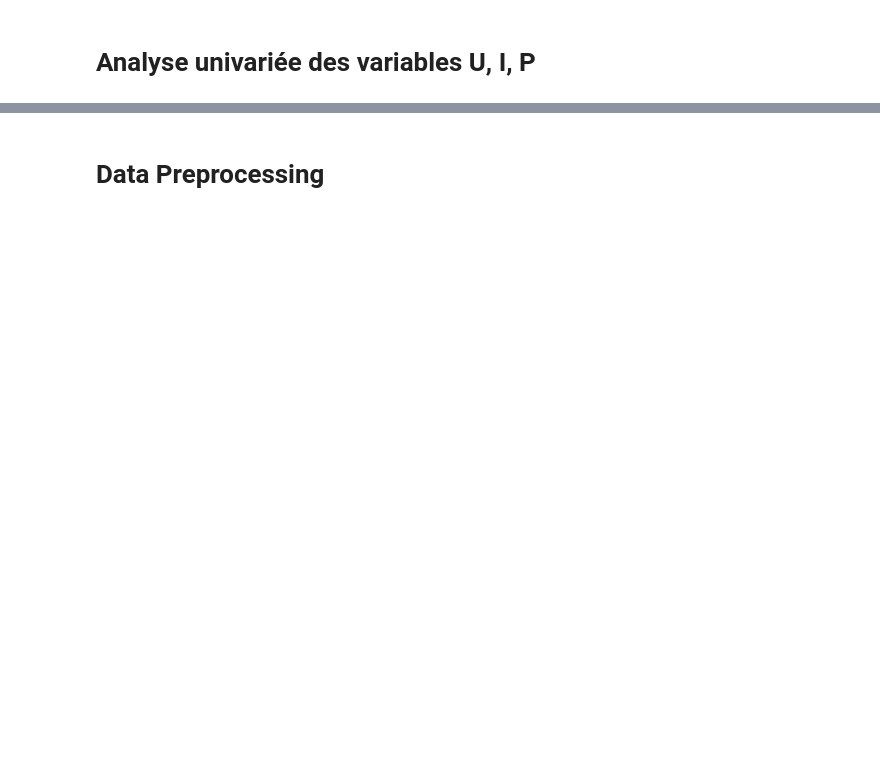
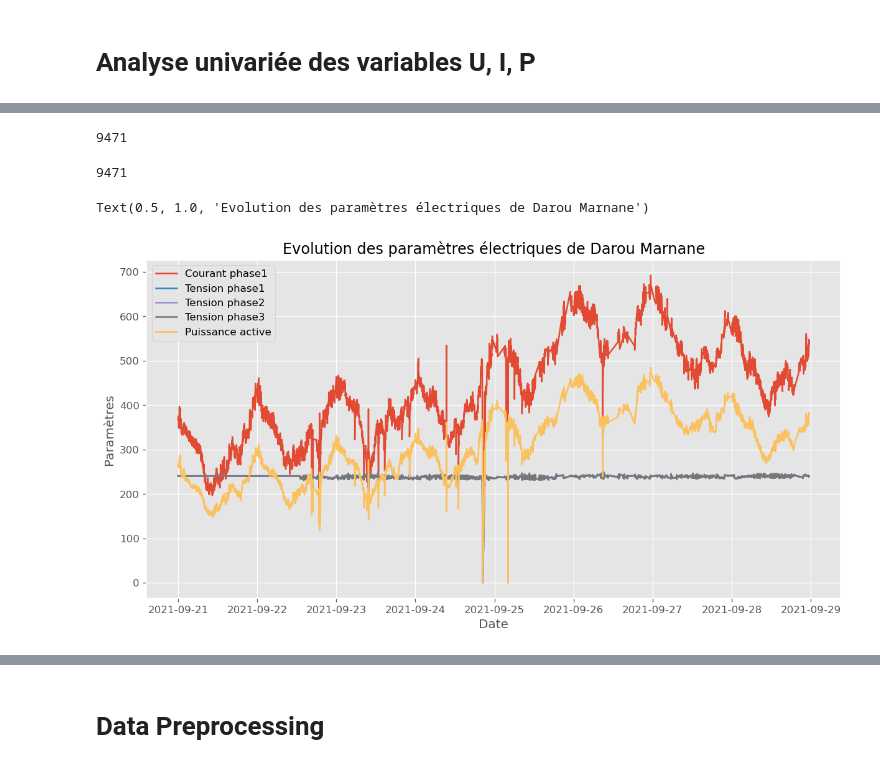
Before and after one commit to maodo86/mon-application, a Jupyter notebook: Analyse_Magal2021.ipynb, the cells around one changed output, grey strips where cells are left out. Cells and saved outputs as stored; diff of their text form; code cells hidden in the pictures; blank space fills up the shorter version.

Commit message:
Mise à jour analyse magal

```diff
--- a/Analyse_Magal2021.ipynb
+++ b/Analyse_Magal2021.ipynb
@@ -555,0 +154,4 @@ plt.show()
+# %%
+#Poste Minam 7
+df_dmarnane=df[df.OUVRAGE=='DAROU MARNANE']
+df_dmarnane.head()
@@ -555,0 +202,28 @@ plt.show()
+# %%
+len(df_dmarnane)
+# %% [output]
+9471
+# %%
+#Resample: aggrégation of data: jours en mois, mois en année
+#data_minam7=df_minam7.resample('H').sum()
+data_dmarnane=df_dmarnane.copy()
+# %%
+len(data_dmarnane)
+# %% [output]
+9471
+# %%
+#Analyse variables quantitatives continues:
+#Affichage des données
+plt.figure(figsize=(12,6))
+plt.plot(data_dmarnane.I2, label='Courant phase1')
+plt.plot(data_dmarnane.V1, label='Tension phase1')
+plt.plot(data_dmarnane.V2, label='Tension phase2')
+plt.plot(data_dmarnane.V3, label='Tension phase3')
+plt.plot(data_dmarnane['P'], label='Puissance active')
+plt.legend()
+plt.xlabel('Date')
+plt.ylabel('Paramètres')
+plt.title('Evolution des paramètres électriques de Darou Marnane')
+# %% [output]
+Text(0.5, 1.0, 'Evolution des paramètres électriques de Darou Marnane')
+[figure, added]
```
Also changed, not shown: parts of 65 cells of this notebook.
